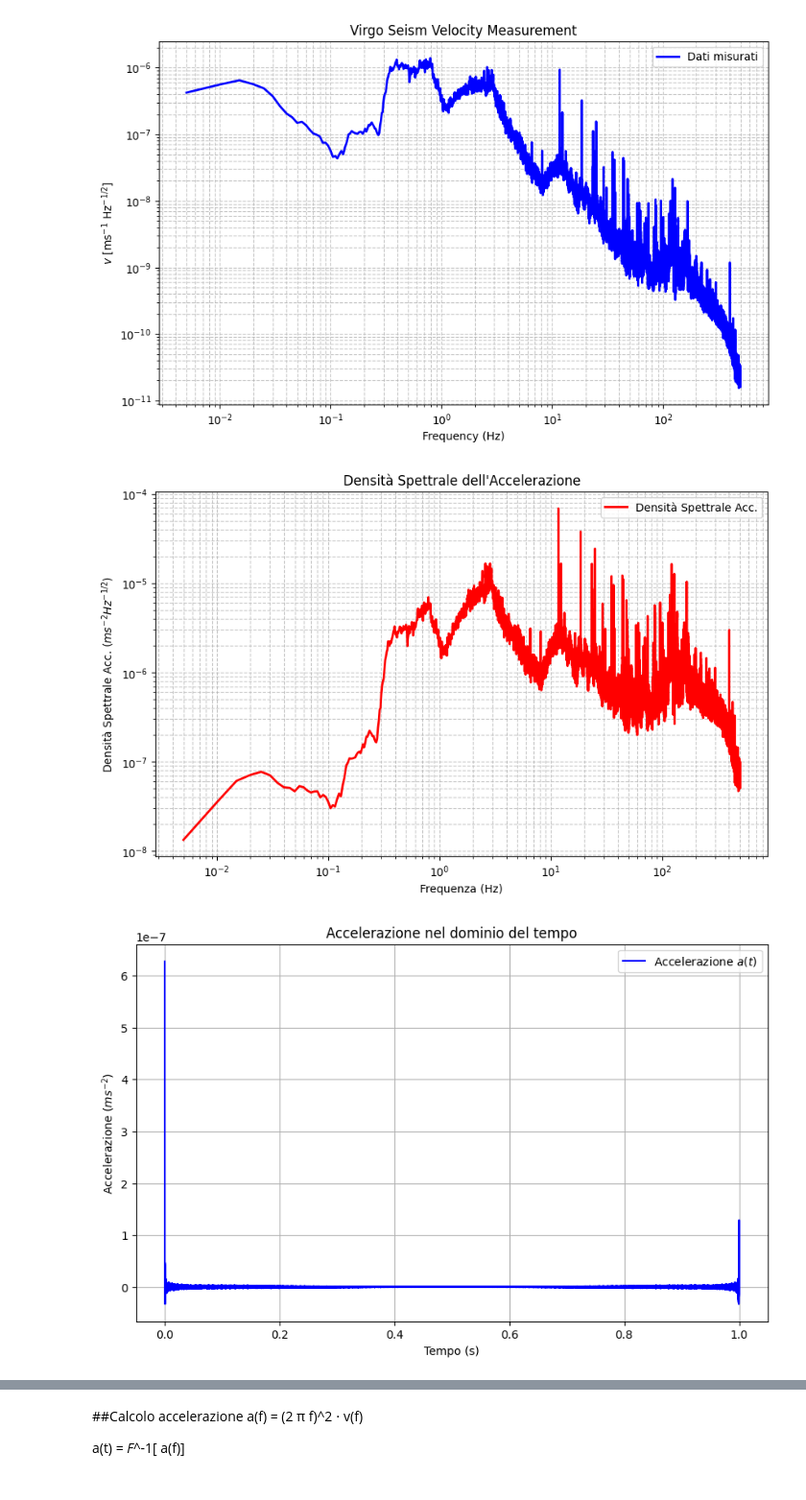
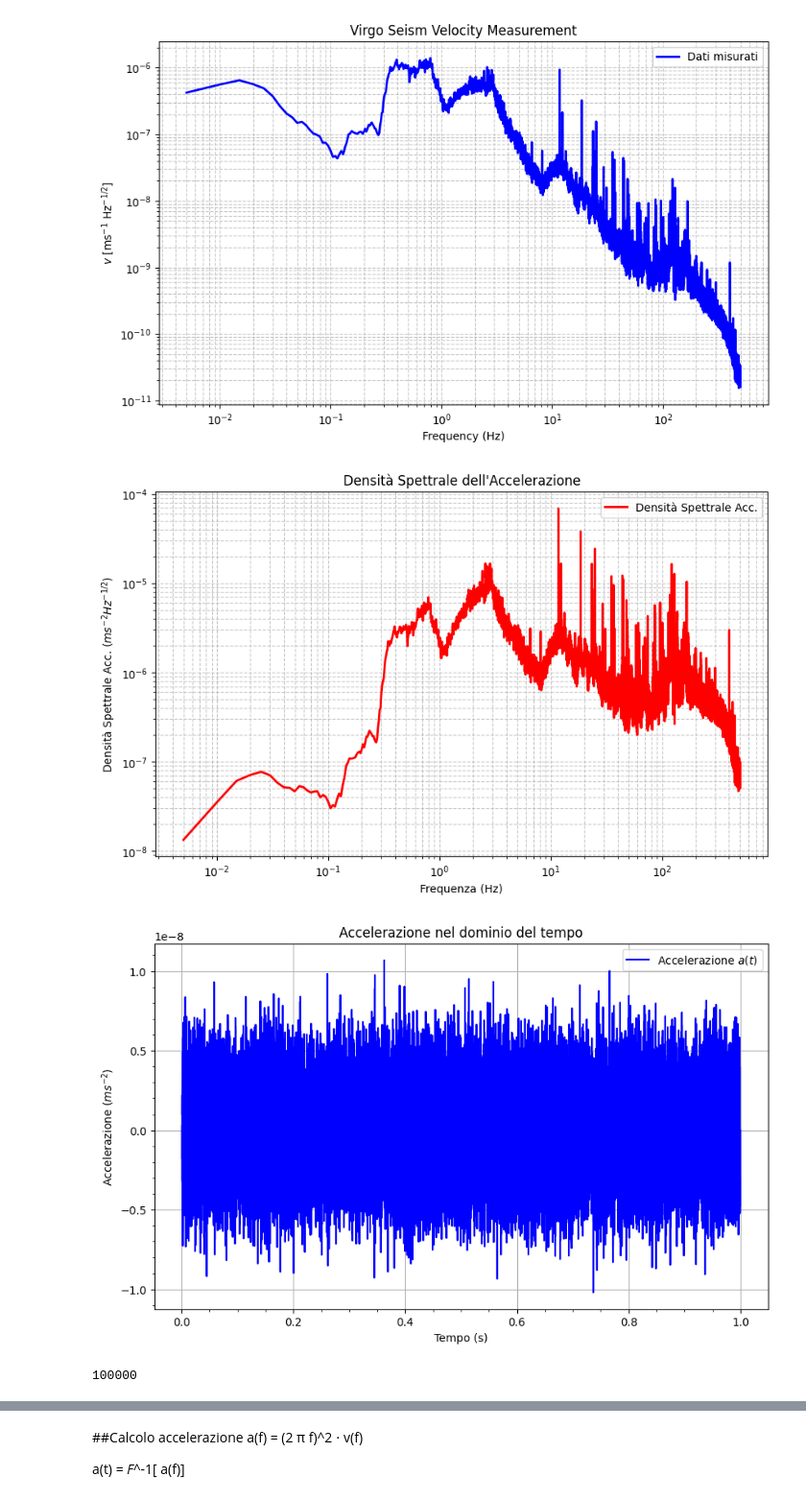
Before and after one commit to Gaianeve/Real_Mega_Fufi, a Jupyter notebook: Robot/Forza_sisma.ipynb, the cells around one changed output, grey strips where cells are left out. Shown: that part at 96% size. Drawn from its saved outputs; the diff is of its cells as text; code cells hidden in the pictures.

```diff
--- a/Robot/Forza_sisma.ipynb
+++ b/Robot/Forza_sisma.ipynb
@@ -32,35 +32,40 @@ plt.show()
 a_spec = 2 * np.pi * freq * v_spec  # ms^-2 * Hz^-1/2
 
 # 2. Ricostruzione dell'accelerazione nel dominio del tempo
 # Assumiamo un segnale complesso con fase casuale per la ricostruzione
 rng = np.random.default_rng()
 random_phase = rng.uniform(0, 2 * np.pi, len(freq))
-# Rimuovere la fase casuale, consideriamo solo l'ampiezza
-complex_spectrum_no_phase = np.abs(a_spec)  # solo l'ampiezza, senza fase
+complex_spectrum_phase = a_spec * np.exp(1j * random_phase)
+
+#wanting only real, without pahse, togliere np.exp(1j * random_phase)
 
 # Trasformata inversa senza fase
-a_time = np.fft.ifft(complex_spectrum_no_phase)
+a_time = np.fft.ifft(complex_spectrum_phase)
 time = np.linspace(0, 1, len(a_time))  # Simuliamo un secondo di dati
 
 # 3. Plot della densità spettrale dell'accelerazione
 plt.figure(figsize=(10, 6))
 plt.loglog(freq, a_spec, label='Densità Spettrale Acc.', color='red', linewidth=2)
 plt.xlabel('Frequenza (Hz)')
 plt.ylabel('Densità Spettrale Acc. ($ms^{-2} Hz^{-1/2}$)')
 plt.title('Densità Spettrale dell\'Accelerazione')
 plt.grid(True, which='both', linestyle='--', alpha=0.7)
 plt.legend()
 plt.show()
 
 # 4. Plot dell'accelerazione nel dominio del tempo
 plt.figure(figsize=(10, 6))
-plt.plot(time, a_time, label='Accelerazione $a(t)$', color='blue')
+plt.plot(time[100:-100], a_time[100:-100], label='Accelerazione $a(t)$', color='blue')
 plt.xlabel('Tempo (s)')
 plt.ylabel('Accelerazione ($ms^{-2}$)')
 plt.title('Accelerazione nel dominio del tempo')
+#plt.xlim(0,0.01)
 plt.grid(True)
 plt.legend()
+plt.minorticks_on()
 plt.show()
+print(len(time))
 # %% [output]
 [figure]
-[figure, old version]
+[figure, new version]
+100000
```
Also changed, not shown: parts of 5 cells of this notebook.
